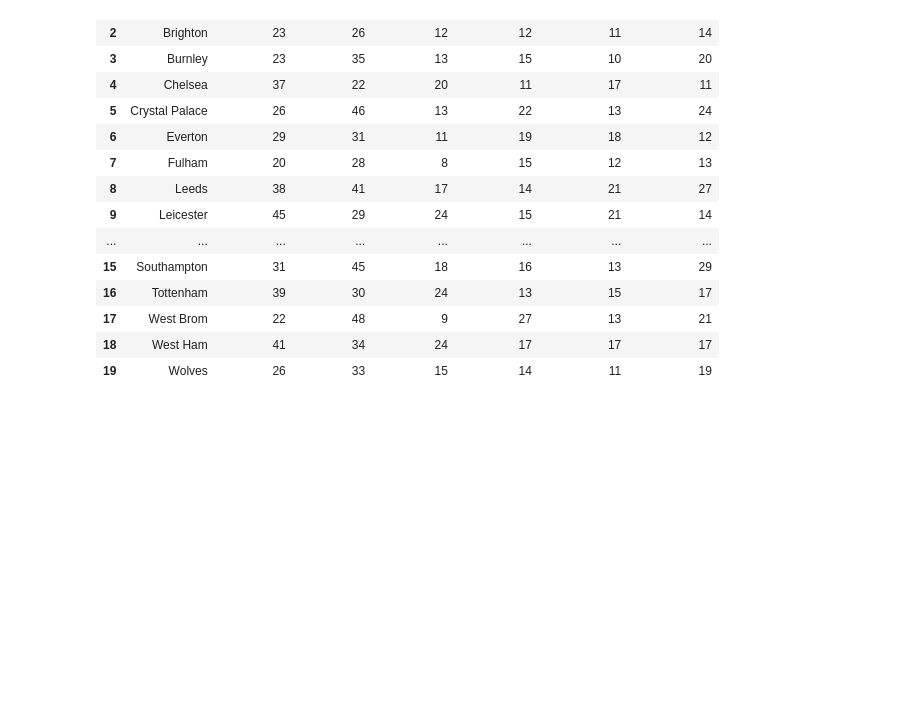
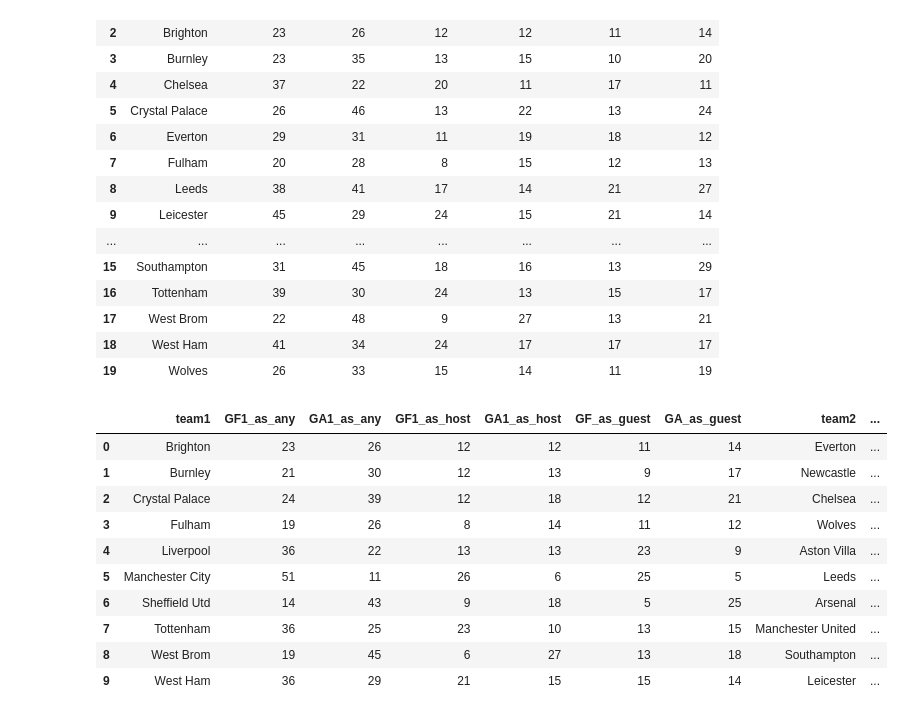
Before and after one commit to Achilles2/football, a Jupyter notebook: jupyter.ipynb, the cells around one changed output. Saved outputs shown, nothing was run; the diff lists cells and outputs as text; code cells hidden in the pictures; blank space fills up the shorter version.

```diff
--- a/jupyter.ipynb
+++ b/jupyter.ipynb
@@ -136,3 +121,68 @@ tot_each_team_df.sort_values(by=['team'], ascending=True)
 | 17 | West Brom | 22 | 48 | 9 | 27 | 13 | 21 |
 | 18 | West Ham | 41 | 34 | 24 | 17 | 17 | 17 |
 | 19 | Wolves | 26 | 33 | 15 | 14 | 11 | 19 |
+# %%
+HOST_COLUMNS_NAMES = {
+    'team': 'team1',
+    'GF_as_any': 'GF1_as_any',
+    'GA_as_any': 'GA1_as_any',
+    'GF_as_host': 'GF1_as_host',
+    'GA_as_host': 'GA1_as_host',
+}
+
+GUEST_COLUMNS_NAMES = {
+    'team': 'team2',
+    'GF_as_any': 'GF2_as_any',
+    'GA_as_any': 'GA2_as_any',
+    'GF_as_guest': 'GF2_as_guest',
+    'GA_as_guest': 'GA2_as_guest',
+}
+# %%
+def matches_to_predict(predicted_round: int) -> games_allowed:
+    return games_allowed[games_allowed['round'] == predicted_round]
+# %%
+max_round = games_allowed['round'].max()
+min_round = 7
+
+predicted_round = 31
+matches = matches_to_predict(predicted_round=predicted_round)
+prediction = DataFrame()
+
+single_team_sums = single_team_db(predicted_round=predicted_round)
+
+final_df = None
+for ind, row in matches.iterrows():
+    host = row['host']
+    guest = row['guest']
+
+    host_stats: DataFrame
+    guest_stats: DataFrame
+
+    host_stats = single_team_sums.loc[single_team_sums['team'] == host]
+    guest_stats = single_team_sums.loc[single_team_sums['team'] == guest]
+    host_stats = host_stats.rename(columns=HOST_COLUMNS_NAMES)
+    guest_stats = guest_stats.rename(columns=GUEST_COLUMNS_NAMES)
+
+    host_stats.index = [0]
+    guest_stats.index = [0]
+
+    line = pd.concat([host_stats, guest_stats], axis=1)
+    if final_df is not None:
+        final_df = pd.concat([final_df, line], axis=0)
+    else:
+        final_df = line
+
+final_df.to_excel('output.xlsx')
+final_df.reset_index(drop=True)
+# %% [output]
+|  | team1 | GF1_as_any | GA1_as_any | GF1_as_host | GA1_as_host | GF_as_guest | GA_as_guest | team2 | ... |
+| 0 | Brighton | 23 | 26 | 12 | 12 | 11 | 14 | Everton | ... |
+| 1 | Burnley | 21 | 30 | 12 | 13 | 9 | 17 | Newcastle | ... |
+| 2 | Crystal Palace | 24 | 39 | 12 | 18 | 12 | 21 | Chelsea | ... |
+| 3 | Fulham | 19 | 26 | 8 | 14 | 11 | 12 | Wolves | ... |
+| 4 | Liverpool | 36 | 22 | 13 | 13 | 23 | 9 | Aston Villa | ... |
+| 5 | Manchester City | 51 | 11 | 26 | 6 | 25 | 5 | Leeds | ... |
+| 6 | Sheffield Utd | 14 | 43 | 9 | 18 | 5 | 25 | Arsenal | ... |
+| 7 | Tottenham | 36 | 25 | 23 | 10 | 13 | 15 | Manchester United | ... |
+| 8 | West Brom | 19 | 45 | 6 | 27 | 13 | 18 | Southampton | ... |
+| 9 | West Ham | 36 | 29 | 21 | 15 | 15 | 14 | Leicester | ... |
```
Also changed, not shown: parts of 6 cells of this notebook.
